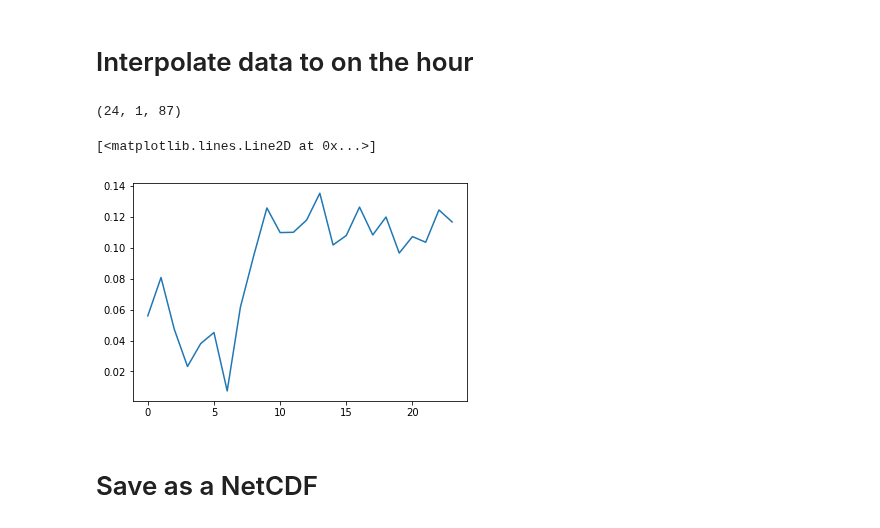
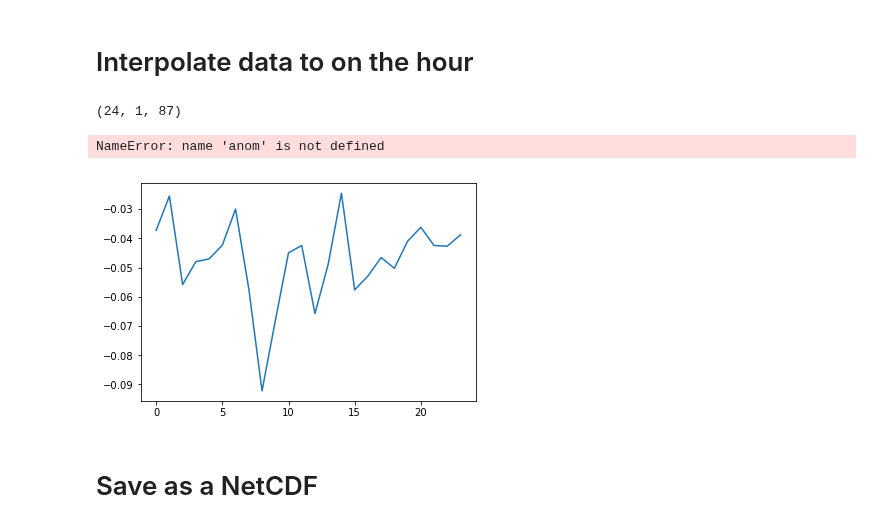
Before and after one commit to SalishSeaCast/SalishSeaNowcast, a Jupyter notebook: notebooks/SSH_NeahBay.ipynb, the cells around one changed output. Saved outputs shown, nothing was run; the diff lists cells and outputs as text; code cells hidden in the pictures.

```diff
--- a/notebooks/SSH_NeahBay.ipynb
+++ b/notebooks/SSH_NeahBay.ipynb
@@ -64,18 +64,18 @@ def plot_hourlys(ax, hourlys, obs_interp, tides_interp, anom):
     ax.set_ylabel('Water level [m]')
 # %%
 # Use this cell to test against a nowcast generated file
-testfile = NC.Dataset('/results/forcing/sshNeahBay/obs/ssh_y2016m12d10.nc', 'r')
+testfile = NC.Dataset('/results/forcing/sshNeahBay/obs/ssh_y2017m06d17.nc', 'r')
 ssh = testfile.variables['sossheig'][:]
 testfile.close()
 print(ssh.shape)
 
 plt.plot(ssh[:, 0, 5])
-#plt.plot(anom[:])
-#plt.plot(ssh[:, 0, 5] - anom[:])
+plt.plot(anom[:])
+plt.plot(ssh[:, 0, 5] - anom[:])
 # %% [output]
 (24, 1, 87)
-[<matplotlib.lines.Line2D at 0x...>]
+NameError: name 'anom' is not defined
-[figure, old version]
+[figure, new version]
 # %% [markdown]
 # Save as a NetCDF
 # %% [markdown]
```
Also changed, not shown: parts of 3 cells of this notebook.
